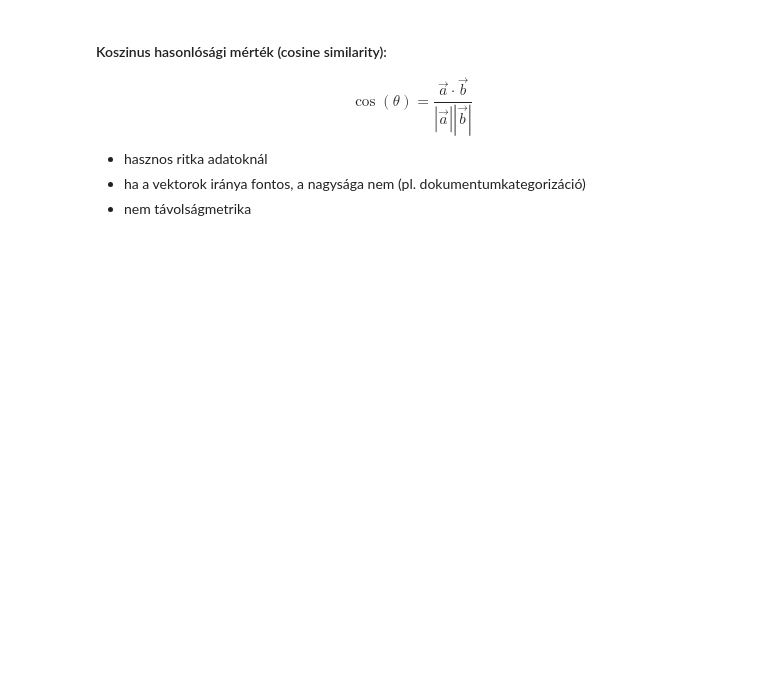
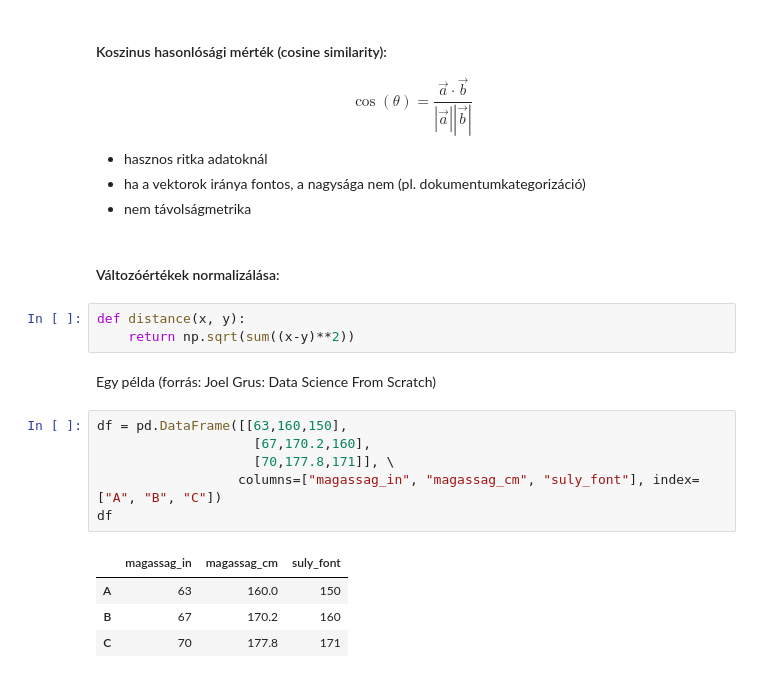
Before and after one commit to gyarmathy/BME_erdekessegek, a Jupyter notebook: BME_erdekessegek_02_klaszterezes_klasszifikacio.ipynb, the cells around one changed output. Drawn from its saved outputs; the diff is of its cells as text; blank space fills up the shorter version.

```diff
--- a/BME_erdekessegek_02_klaszterezes_klasszifikacio.ipynb
+++ b/BME_erdekessegek_02_klaszterezes_klasszifikacio.ipynb
@@ -168,3 +209,21 @@ $$\cos(\theta )= \frac {\vec{a} \cdot \vec{b}} {|\vec{a}| |\vec{b}|}$$
 * hasznos ritka adatoknál
 * ha a vektorok iránya fontos, a nagysága nem (pl. dokumentumkategorizáció)
 * nem távolságmetrika
+# %% [markdown]
+#### Változóértékek normalizálása:
+# %%
+def distance(x, y):
+    return np.sqrt(sum((x-y)**2))
+# %% [markdown]
+Egy példa (forrás: Joel Grus: Data Science From Scratch)
+# %%
+df = pd.DataFrame([[63,160,150],
+                    [67,170.2,160],
+                    [70,177.8,171]], \
+                  columns=["magassag_in", "magassag_cm", "suly_font"], index=["A", "B", "C"])
+df
+# %% [output]
+|  | magassag_in | magassag_cm | suly_font |
+| A | 63 | 160.0 | 150 |
+| B | 67 | 170.2 | 160 |
+| C | 70 | 177.8 | 171 |
```
Also changed, not shown: parts of 16 cells of this notebook, 13 other files.
